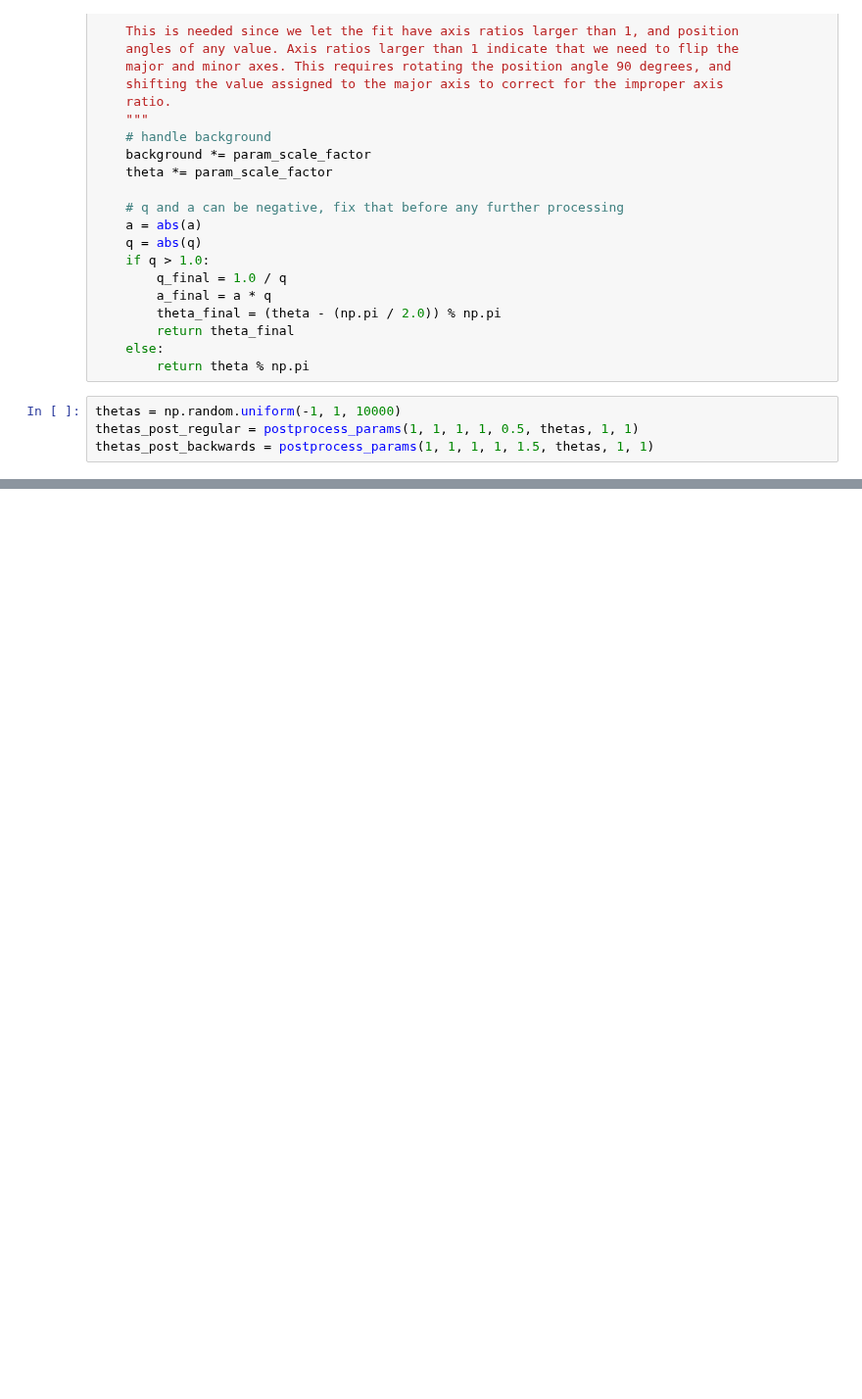
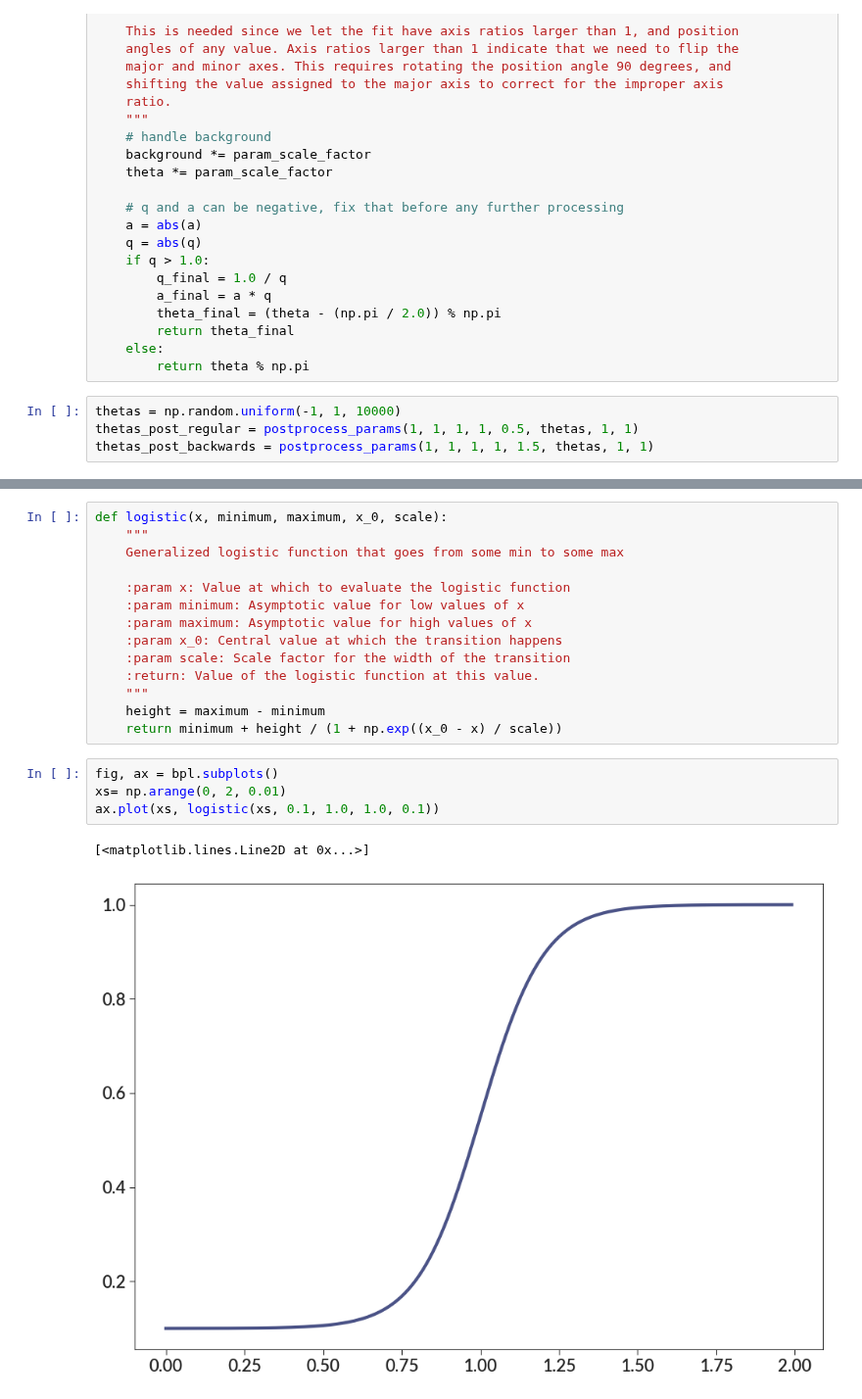
Before and after one commit to gillenbrown/LEGUS-sizes, a Jupyter notebook: testing/manual_fit.ipynb, the cells around one changed output, grey strips where cells are left out. Shown at 98% size. Cells and saved outputs as stored; diff of their text form; blank space fills up the shorter version.

```diff
--- a/testing/manual_fit.ipynb
+++ b/testing/manual_fit.ipynb
@@ -503,0 +490,21 @@ ax.legend(loc=8)
+# %%
+def logistic(x, minimum, maximum, x_0, scale):
+    """
+    Generalized logistic function that goes from some min to some max
+
+    :param x: Value at which to evaluate the logistic function
+    :param minimum: Asymptotic value for low values of x
+    :param maximum: Asymptotic value for high values of x
+    :param x_0: Central value at which the transition happens
+    :param scale: Scale factor for the width of the transition
+    :return: Value of the logistic function at this value.
+    """
+    height = maximum - minimum
+    return minimum + height / (1 + np.exp((x_0 - x) / scale))
+# %%
+fig, ax = bpl.subplots()
+xs= np.arange(0, 2, 0.01)
+ax.plot(xs, logistic(xs, 0.1, 1.0, 1.0, 0.1))
+# %% [output]
+[<matplotlib.lines.Line2D at 0x...>]
+[figure, added]
```
Also changed, not shown: parts of 8 cells of this notebook.
